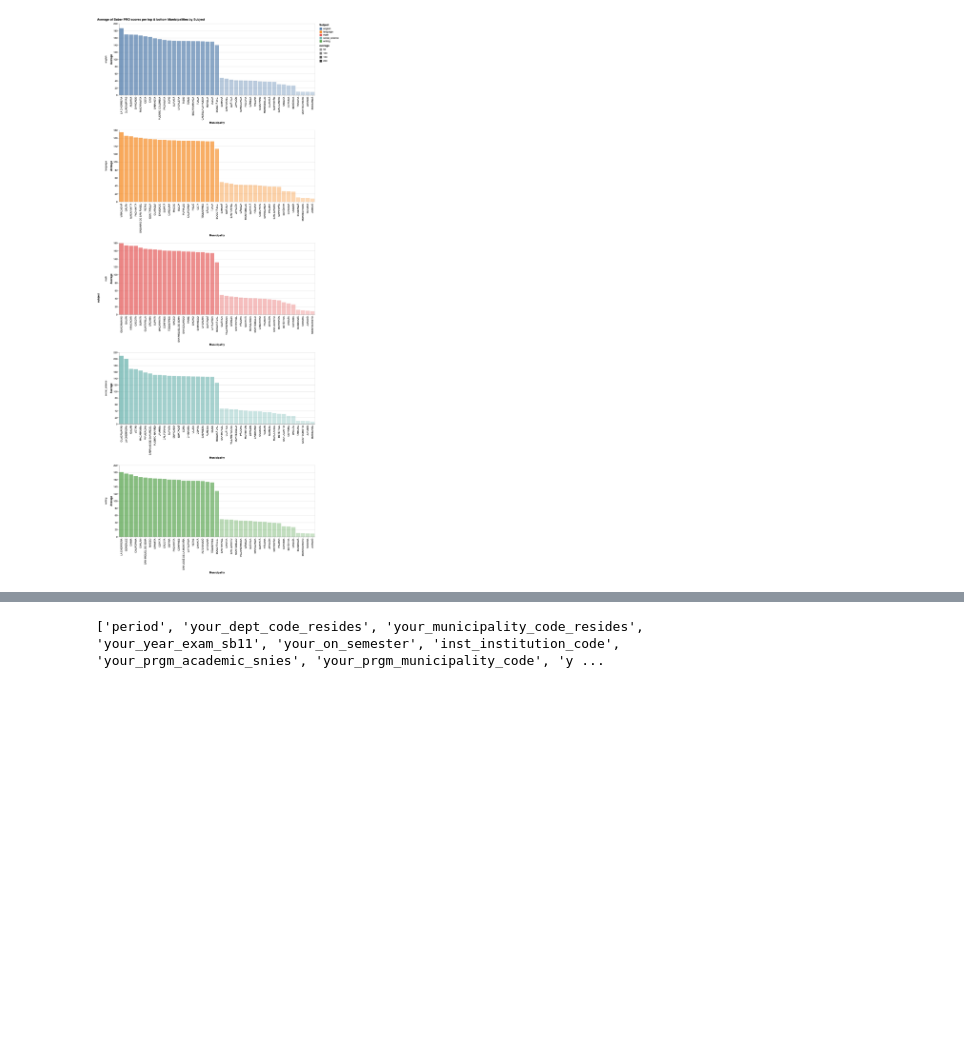
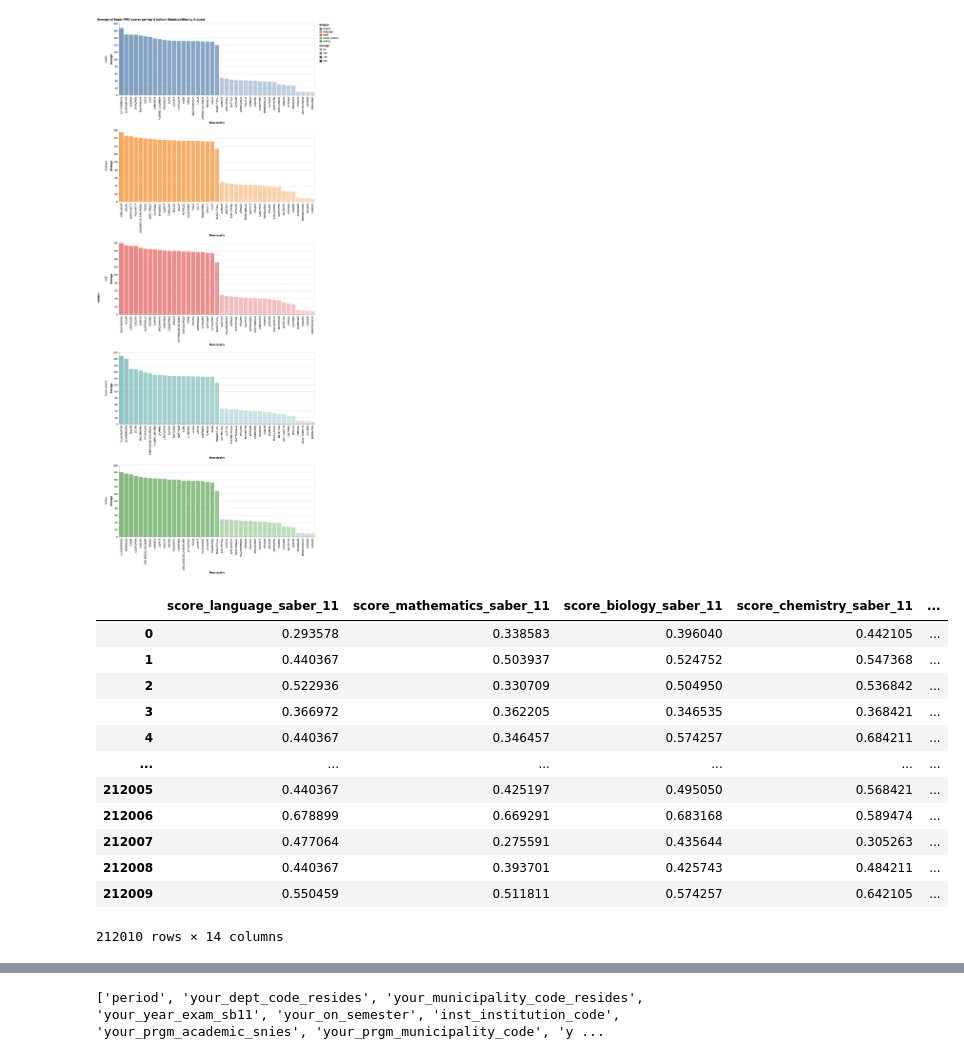
Before and after one commit to OmdenaAI/omdena-colombia-career-recommender-system, a Jupyter notebook: src/tasks/Task1-eda-preprocessing/EDA_Notebook/EDA_visualization.ipynb, the cells around one changed output, grey strips where cells are left out. Drawn from its saved outputs; the diff is of its cells as text; code cells hidden in the pictures; blank space fills up the shorter version.

```diff
--- a/src/tasks/Task1-eda-preprocessing/EDA_Notebook/EDA_visualization.ipynb
+++ b/src/tasks/Task1-eda-preprocessing/EDA_Notebook/EDA_visualization.ipynb
@@ -836,3 +837,25 @@ alt.Chart(source).mark_bar().encode(
 ).resolve_scale(x='independent', y='independent')
 # %% [output]
 [figure]
+# %%
+from sklearn import preprocessing
+
+x = df_eng[saber_11_scores + saber_pro_scores] #returns a numpy array
+min_max_scaler = preprocessing.MinMaxScaler()
+x_scaled = min_max_scaler.fit_transform(x.values)
+df_scores = pd.DataFrame(x_scaled, columns=x.columns)
+df_scores
+# %% [output]
+|  | score_language_saber_11 | score_mathematics_saber_11 | score_biology_saber_11 | score_chemistry_saber_11 | ... |
+| 0 | 0.293578 | 0.338583 | 0.396040 | 0.442105 | ... |
+| 1 | 0.440367 | 0.503937 | 0.524752 | 0.547368 | ... |
+| 2 | 0.522936 | 0.330709 | 0.504950 | 0.536842 | ... |
+| 3 | 0.366972 | 0.362205 | 0.346535 | 0.368421 | ... |
+| 4 | 0.440367 | 0.346457 | 0.574257 | 0.684211 | ... |
+| ... | ... | ... | ... | ... | ... |
+| 212005 | 0.440367 | 0.425197 | 0.495050 | 0.568421 | ... |
+| 212006 | 0.678899 | 0.669291 | 0.683168 | 0.589474 | ... |
+| 212007 | 0.477064 | 0.275591 | 0.435644 | 0.305263 | ... |
+| 212008 | 0.440367 | 0.393701 | 0.425743 | 0.484211 | ... |
+| 212009 | 0.550459 | 0.511811 | 0.574257 | 0.642105 | ... |
+212010 rows × 14 columns
```
Also changed, not shown: parts of 3 cells of this notebook, 2 other files.
